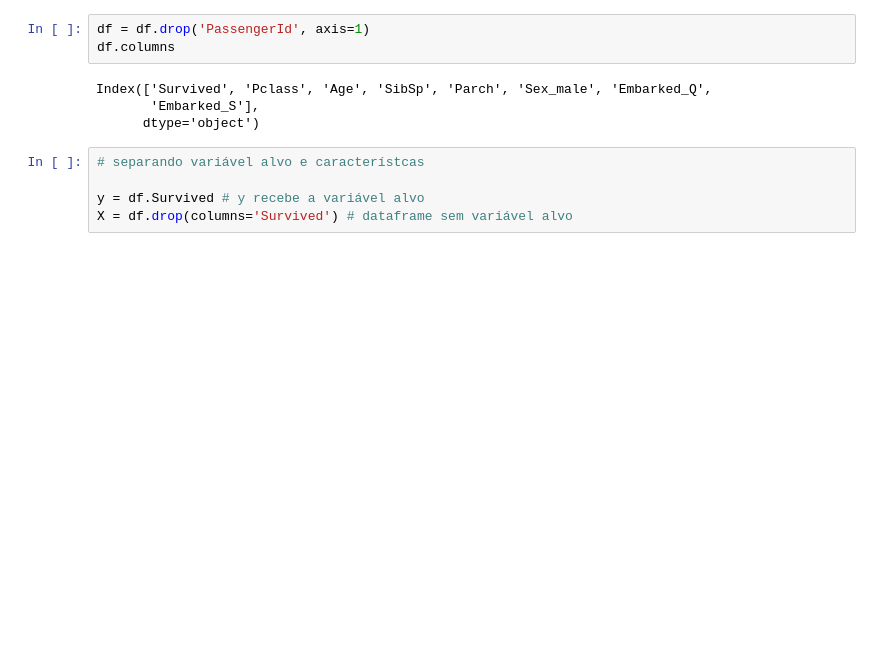
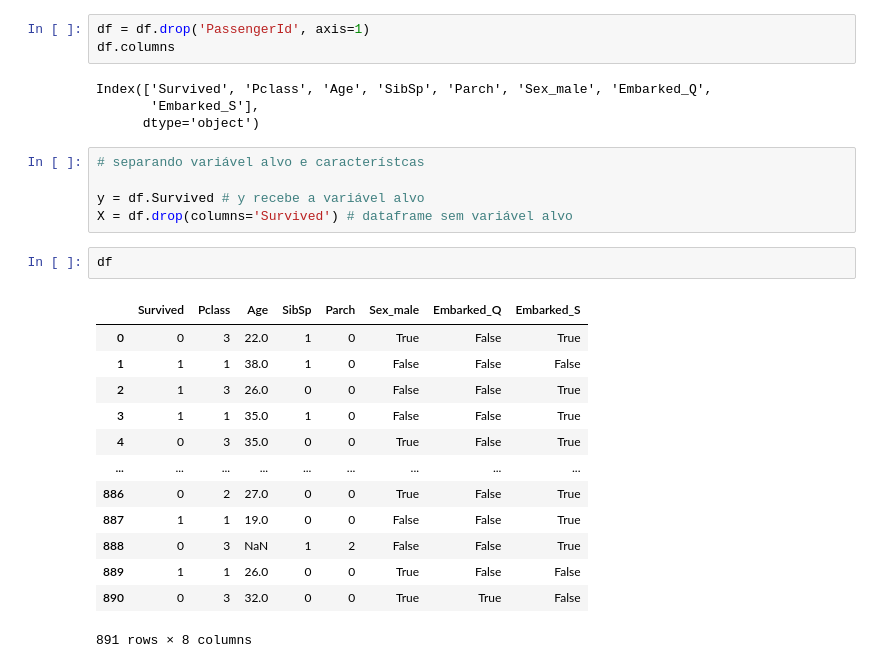
Before and after one commit to sarasantosdev/machine_learning_guia_de_referencia_rapida_estudos, a Jupyter notebook: machine_learning_guia_referencia_rapida.ipynb, the cells around one changed output. Cells and saved outputs as stored; diff of their text form; blank space fills up the shorter version.

```diff
--- a/machine_learning_guia_referencia_rapida.ipynb
+++ b/machine_learning_guia_referencia_rapida.ipynb
@@ -145,3 +146,19 @@ Index(['Survived', 'Pclass', 'Age', 'SibSp', 'Parch', 'Sex_male', 'Embarked_Q',
 
 y = df.Survived # y recebe a variável alvo
 X = df.drop(columns='Survived') # dataframe sem variável alvo
+# %%
+df
+# %% [output]
+|  | Survived | Pclass | Age | SibSp | Parch | Sex_male | Embarked_Q | Embarked_S |
+| 0 | 0 | 3 | 22.0 | 1 | 0 | True | False | True |
+| 1 | 1 | 1 | 38.0 | 1 | 0 | False | False | False |
+| 2 | 1 | 3 | 26.0 | 0 | 0 | False | False | True |
+| 3 | 1 | 1 | 35.0 | 1 | 0 | False | False | True |
+| 4 | 0 | 3 | 35.0 | 0 | 0 | True | False | True |
+| ... | ... | ... | ... | ... | ... | ... | ... | ... |
+| 886 | 0 | 2 | 27.0 | 0 | 0 | True | False | True |
+| 887 | 1 | 1 | 19.0 | 0 | 0 | False | False | True |
+| 888 | 0 | 3 | NaN | 1 | 2 | False | False | True |
+| 889 | 1 | 1 | 26.0 | 0 | 0 | True | False | False |
+| 890 | 0 | 3 | 32.0 | 0 | 0 | True | True | False |
+891 rows × 8 columns
```
Also changed, not shown: parts of 3 cells of this notebook.
